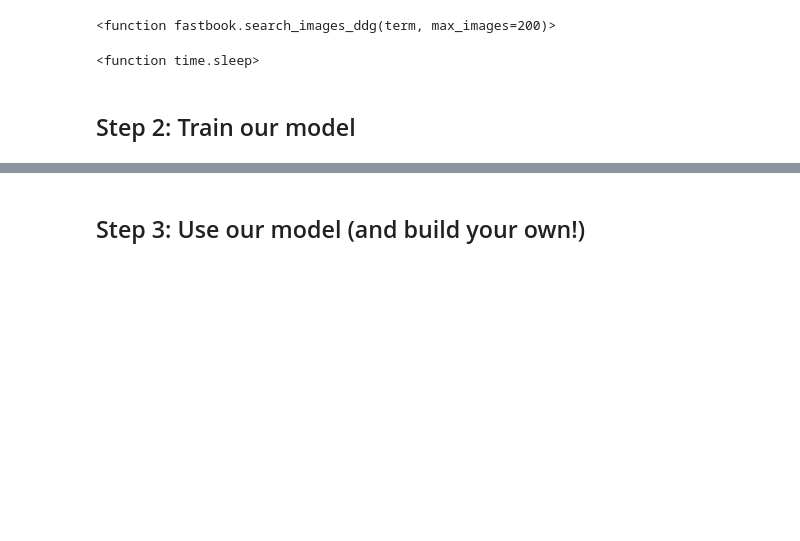
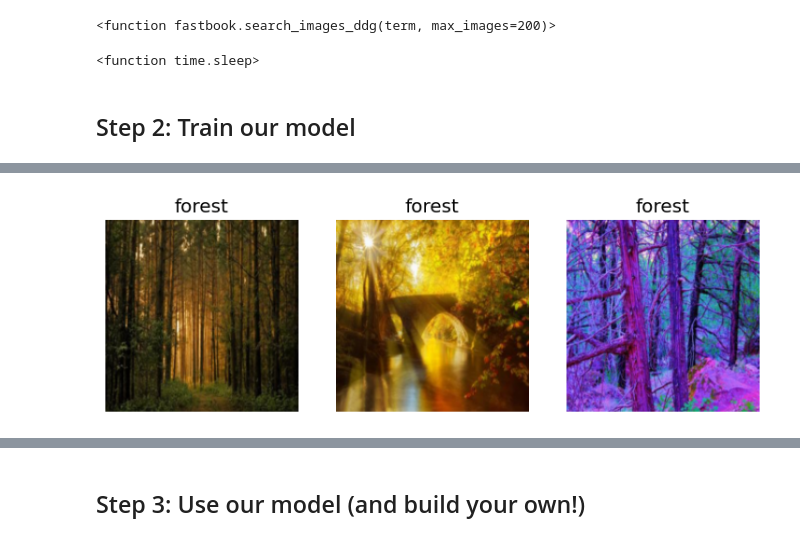
Before and after one commit to cwb4-dev/course22, a Jupyter notebook: clean/00-is-it-a-bird-creating-a-model-from-your-own-data.ipynb, the cells around one changed output, grey strips where cells are left out. Drawn from its saved outputs; the diff is of its cells as text; code cells hidden in the pictures; blank space fills up the shorter version.

```diff
--- a/clean/00-is-it-a-bird-creating-a-model-from-your-own-data.ipynb
+++ b/clean/00-is-it-a-bird-creating-a-model-from-your-own-data.ipynb
@@ -131,13 +133,15 @@ len(failed)
 # %%
 dls = DataBlock(
     blocks=(ImageBlock, CategoryBlock),
     get_items=get_image_files,
     splitter=RandomSplitter(valid_pct=0.2, seed=42),
     get_y=parent_label,
     item_tfms=[Resize(192, method='squish')]
 ).dataloaders(path)
 
-dls.show_batch(max_n=6)
+dls.show_batch(max_n=3)
+# %% [output]
+[figure, added]
 # %%
 learn = vision_learner(dls, resnet18, metrics=error_rate)
 learn.fine_tune(3)
```
Also changed, not shown: parts of 6 cells of this notebook.
